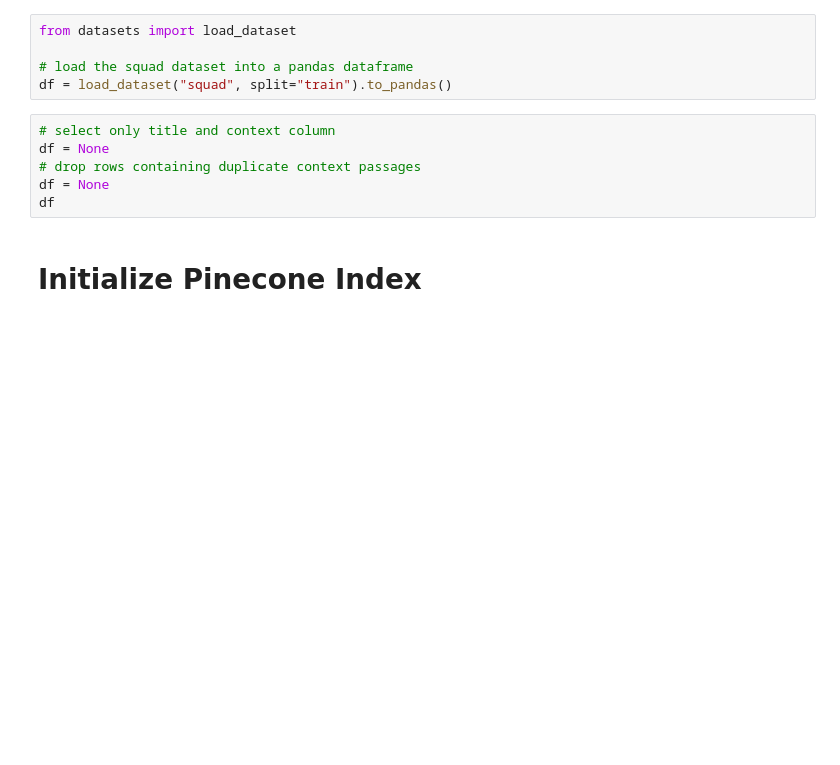
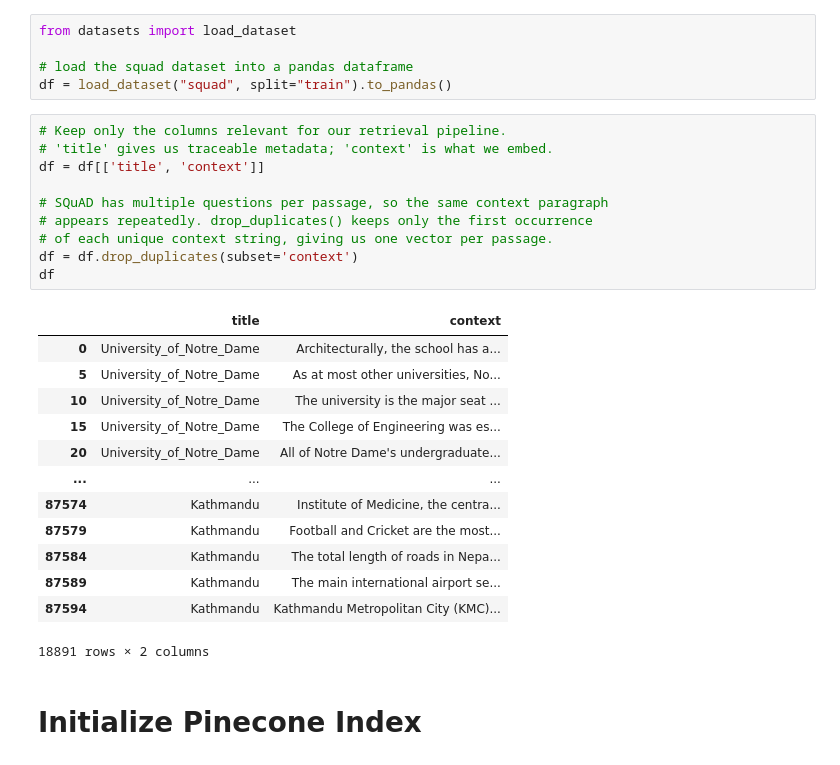
Before and after one commit to ironhack-labs/lab-extractive-question-answering, a Jupyter notebook: lab_extractive_question_answering.ipynb, the cells around one changed output. Cells and saved outputs as stored; diff of their text form; blank space fills up the shorter version.

```diff
--- a/lab_extractive_question_answering.ipynb
+++ b/lab_extractive_question_answering.ipynb
@@ -46,11 +67,29 @@ from datasets import load_dataset
 # load the squad dataset into a pandas dataframe
 df = load_dataset("squad", split="train").to_pandas()
 # %%
-# select only title and context column
-df = None
-# drop rows containing duplicate context passages
-df = None
+# Keep only the columns relevant for our retrieval pipeline.
+# 'title' gives us traceable metadata; 'context' is what we embed.
+df = df[['title', 'context']]
+
+# SQuAD has multiple questions per passage, so the same context paragraph
+# appears repeatedly. drop_duplicates() keeps only the first occurrence
+# of each unique context string, giving us one vector per passage.
+df = df.drop_duplicates(subset='context')
 df
+# %% [output]
+|  | title | context |
+| 0 | University_of_Notre_Dame | Architecturally, the school has a... |
+| 5 | University_of_Notre_Dame | As at most other universities, No... |
+| 10 | University_of_Notre_Dame | The university is the major seat ... |
+| 15 | University_of_Notre_Dame | The College of Engineering was es... |
+| 20 | University_of_Notre_Dame | All of Notre Dame's undergraduate... |
+| ... | ... | ... |
+| 87574 | Kathmandu | Institute of Medicine, the centra... |
+| 87579 | Kathmandu | Football and Cricket are the most... |
+| 87584 | Kathmandu | The total length of roads in Nepa... |
+| 87589 | Kathmandu | The main international airport se... |
+| 87594 | Kathmandu | Kathmandu Metropolitan City (KMC)... |
+18891 rows × 2 columns
 # %% [markdown]
 # Initialize Pinecone Index
 # %% [markdown]
```
Also changed, not shown: parts of 25 cells of this notebook.
